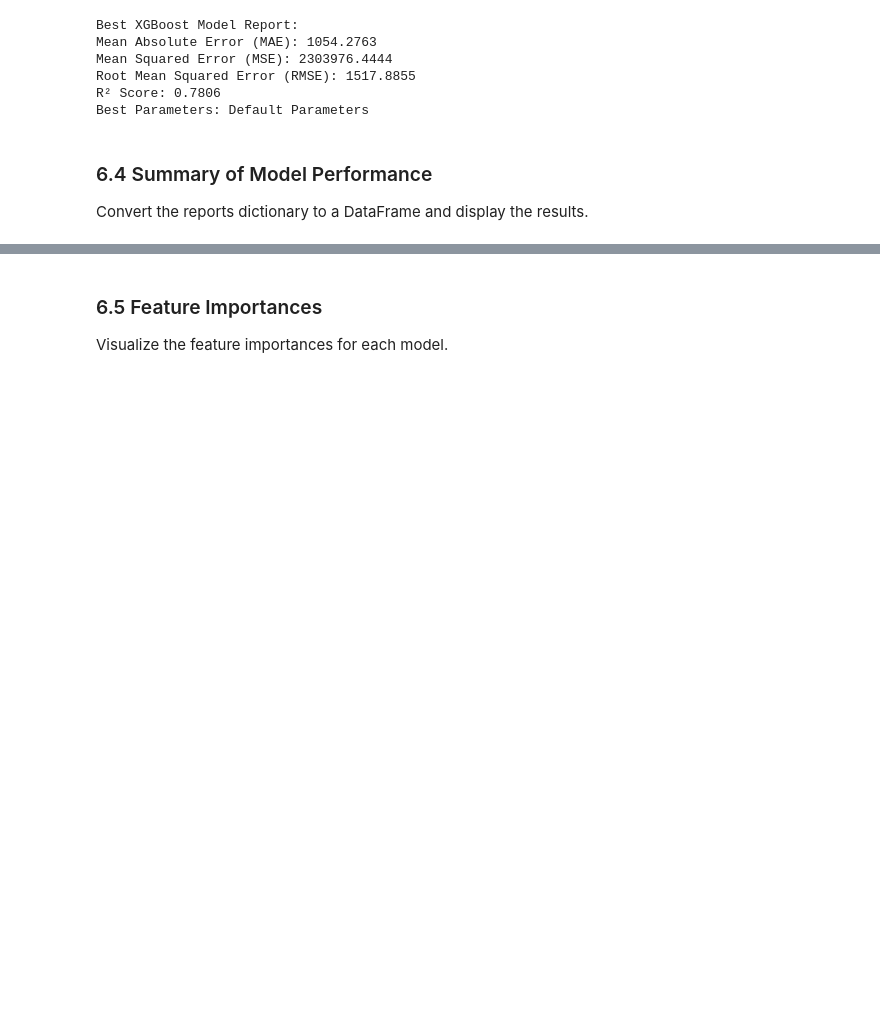
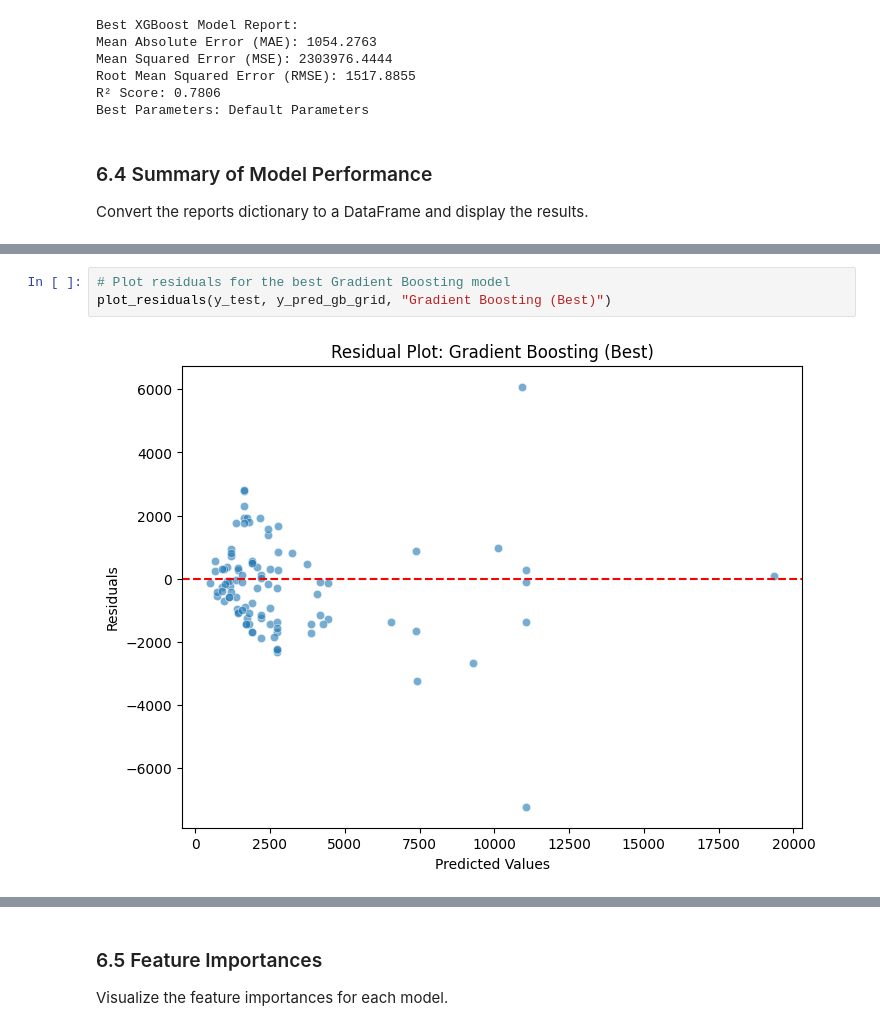
Before and after one commit to yorku-ease/DmML, a Jupyter notebook: db2_data_cleaning.ipynb, the cells around one changed output, grey strips where cells are left out. Cells and saved outputs as stored; diff of their text form; blank space fills up the shorter version.

```diff
--- a/db2_data_cleaning.ipynb
+++ b/db2_data_cleaning.ipynb
@@ -1312,0 +1368,5 @@ XGBoost (Grid Search)                                 1532.251434  0.776383
+# %%
+# Plot residuals for the best Gradient Boosting model
+plot_residuals(y_test, y_pred_gb_grid, "Gradient Boosting (Best)")
+# %% [output]
+[figure, added]
```
Also changed, not shown: parts of 31 cells of this notebook.
